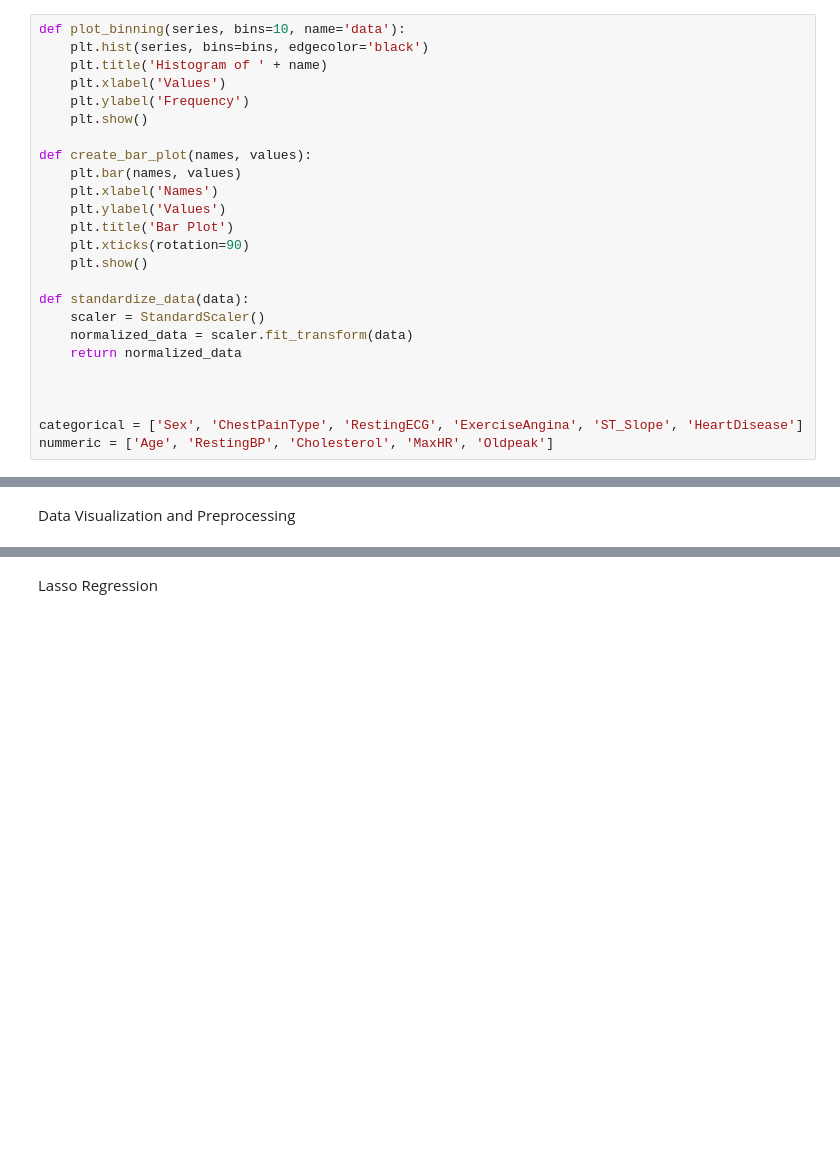
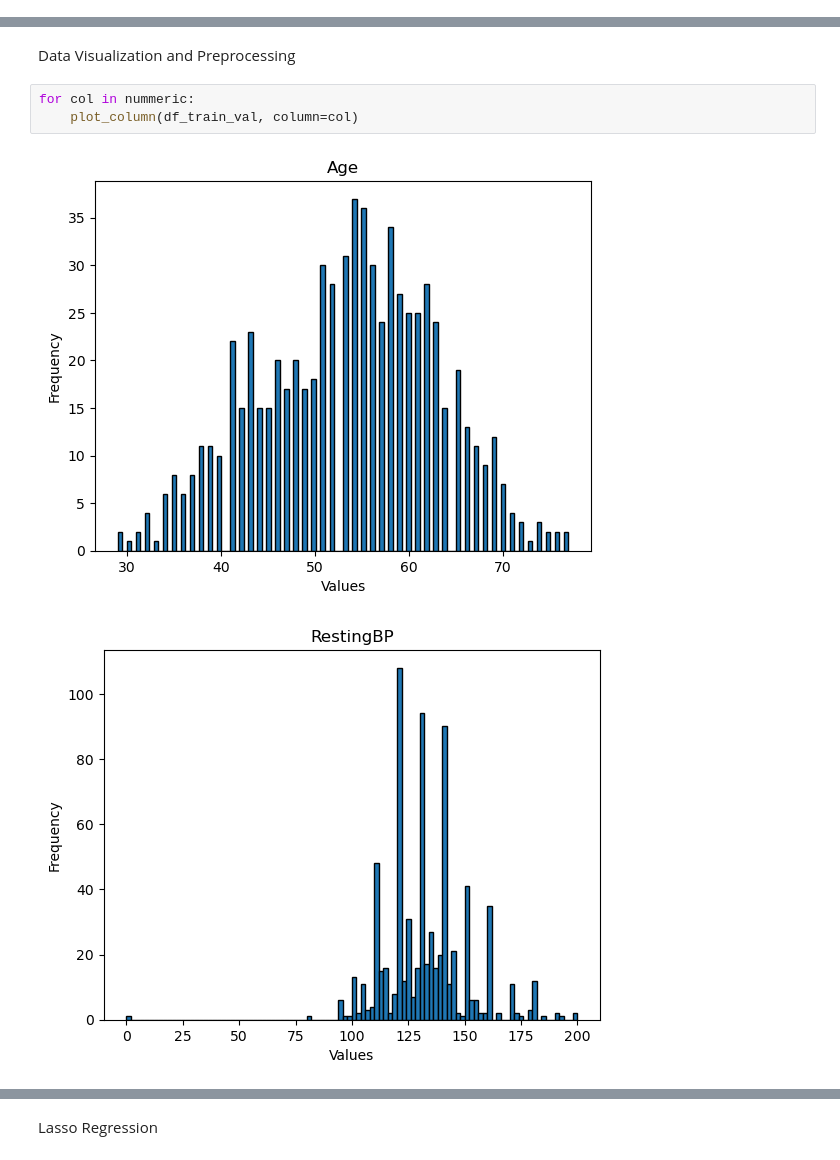
Before and after one commit to zytros/FS24, a Jupyter notebook: ML4HC/Project1/heart_failure.ipynb, the cells around one changed output, grey strips where cells are left out. Saved outputs shown, nothing was run; the diff lists cells and outputs as text; blank space fills up the shorter version.

```diff
--- a/ML4HC/Project1/heart_failure.ipynb
+++ b/ML4HC/Project1/heart_failure.ipynb
@@ -34,25 +20,0 @@ df
-# %%
-def plot_binning(series, bins=10, name='data'):
-    plt.hist(series, bins=bins, edgecolor='black')
-    plt.title('Histogram of ' + name)
-    plt.xlabel('Values')
-    plt.ylabel('Frequency')
-    plt.show()
-
-def create_bar_plot(names, values):
-    plt.bar(names, values)
-    plt.xlabel('Names')
-    plt.ylabel('Values')
-    plt.title('Bar Plot')
-    plt.xticks(rotation=90)
-    plt.show()
-
-def standardize_data(data):
-    scaler = StandardScaler()
-    normalized_data = scaler.fit_transform(data)
-    return normalized_data
-
-
-
-categorical = ['Sex', 'ChestPainType', 'RestingECG', 'ExerciseAngina', 'ST_Slope', 'HeartDisease']
-nummeric = ['Age', 'RestingBP', 'Cholesterol', 'MaxHR', 'Oldpeak']
@@ -118,2 +186,8 @@ def make_predictions(model, array):
 # %% [markdown]
 Data Visualization and Preprocessing
+# %%
+for col in nummeric:
+    plot_column(df_train_val, column=col)
+# %% [output]
+[figure, added]
+[figure, added]
```
Also changed, not shown: parts of 29 cells of this notebook, 13 other files.
